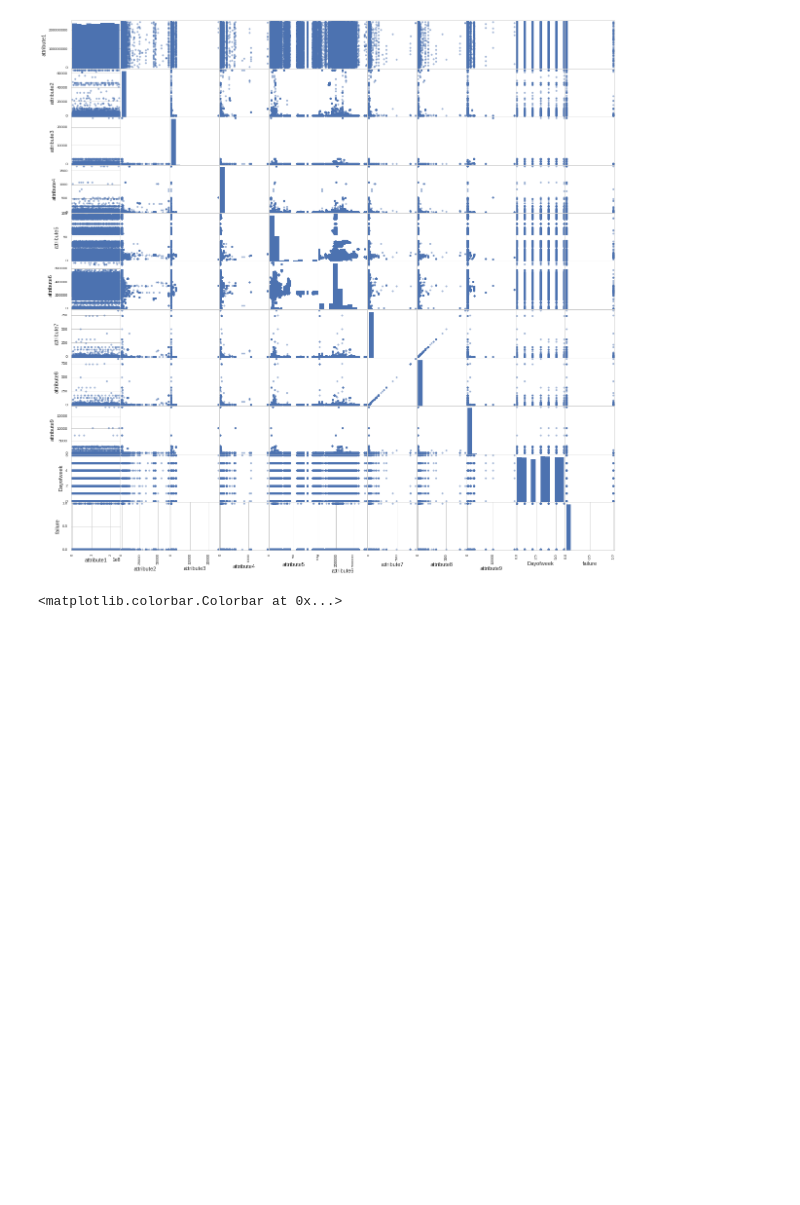
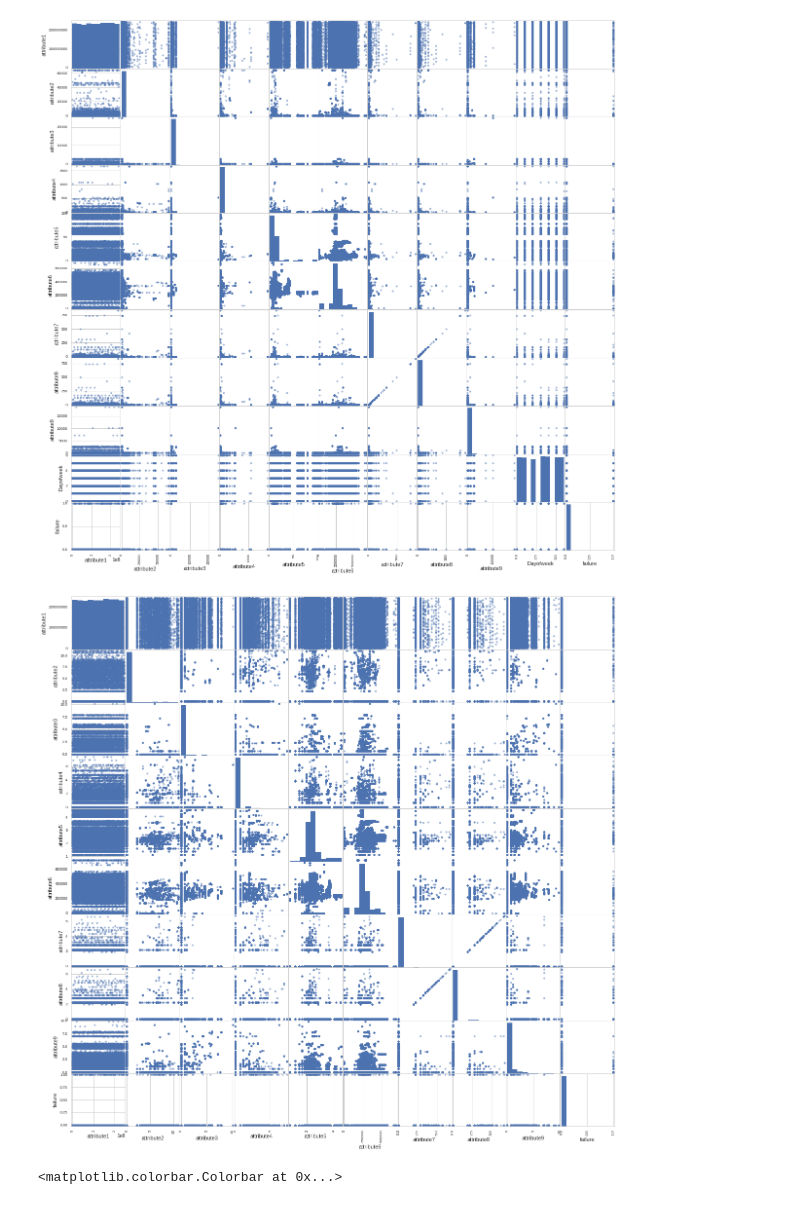
Before and after one commit to josephinemho/tutorials, a Jupyter notebook: 2.eda.ipynb, the cells around one changed output. Saved outputs shown, nothing was run; the diff lists cells and outputs as text; code cells hidden in the pictures; blank space fills up the shorter version.

```diff
--- a/2.eda.ipynb
+++ b/2.eda.ipynb
@@ -172,6 +222,11 @@ pd.scatter_matrix(non_transformed_data, alpha=.5, figsize=(20,20))
 plt.show()
 # %% [output]
 [figure]
+# %%
+pd.scatter_matrix(logged_data, alpha=.5, figsize=(20,20))
+plt.show()
+# %% [output]
+[figure, added]
 # %%
 # attribute 7 & 8 are highly correlated, let's take a look
 
```
Also changed, not shown: parts of 11 cells of this notebook, 3 other files.
